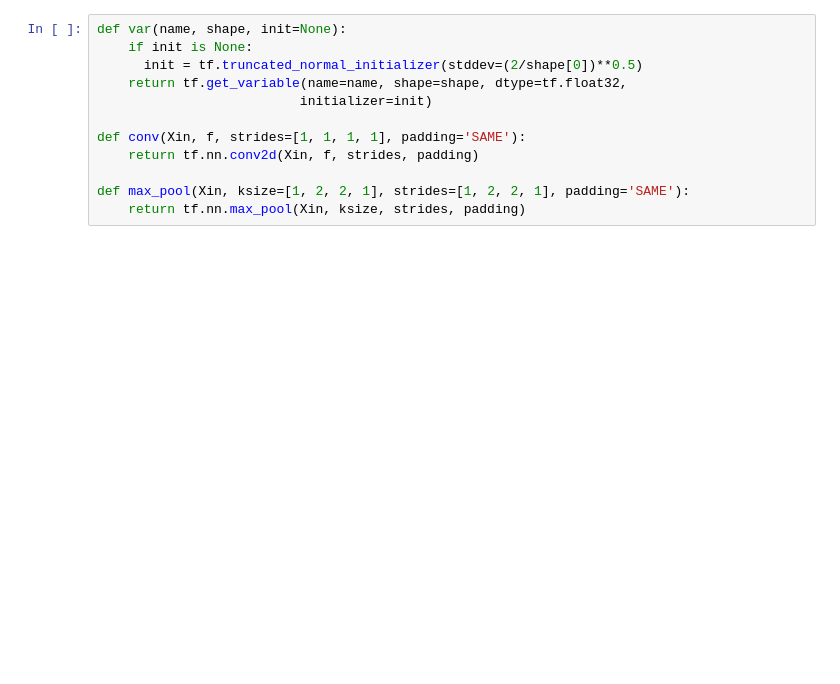
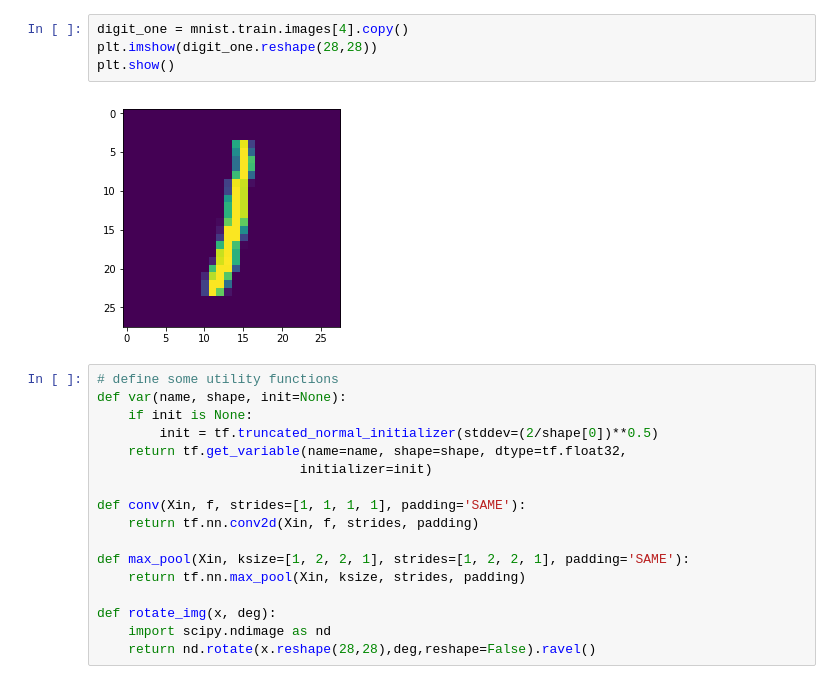
Before and after one commit to muratsensoy/muratsensoy.github.io, a Jupyter notebook: uncertainty.ipynb, the cells around one changed output. Cells and saved outputs as stored; diff of their text form; blank space fills up the shorter version.

```diff
--- a/uncertainty.ipynb
+++ b/uncertainty.ipynb
@@ -31,7 +31,14 @@ from IPython import display
+# %%
+digit_one = mnist.train.images[4].copy()
+plt.imshow(digit_one.reshape(28,28))
+plt.show()
+# %% [output]
+[figure, added]
 # %%
+# define some utility functions
 def var(name, shape, init=None):
     if init is None:
-      init = tf.truncated_normal_initializer(stddev=(2/shape[0])**0.5)
+        init = tf.truncated_normal_initializer(stddev=(2/shape[0])**0.5)
     return tf.get_variable(name=name, shape=shape, dtype=tf.float32,
                           initializer=init)
 
@@ -40,3 +47,7 @@ def conv(Xin, f, strides=[1, 1, 1, 1], padding='SAME'):
 
 def max_pool(Xin, ksize=[1, 2, 2, 1], strides=[1, 2, 2, 1], padding='SAME'):
     return tf.nn.max_pool(Xin, ksize, strides, padding)
+
+def rotate_img(x, deg):
+    import scipy.ndimage as nd
+    return nd.rotate(x.reshape(28,28),deg,reshape=False).ravel()
```
Also changed, not shown: parts of 29 cells of this notebook, 1 other file.
